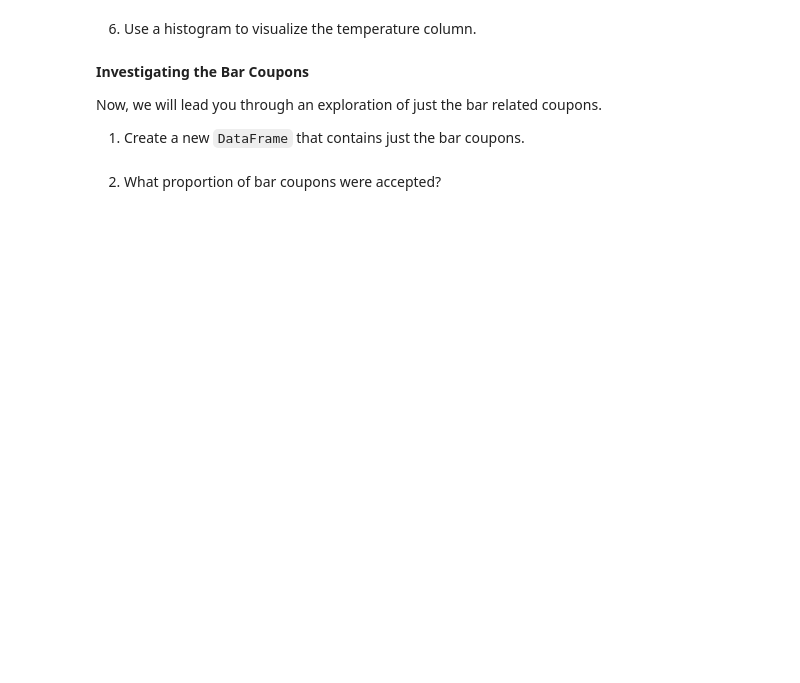
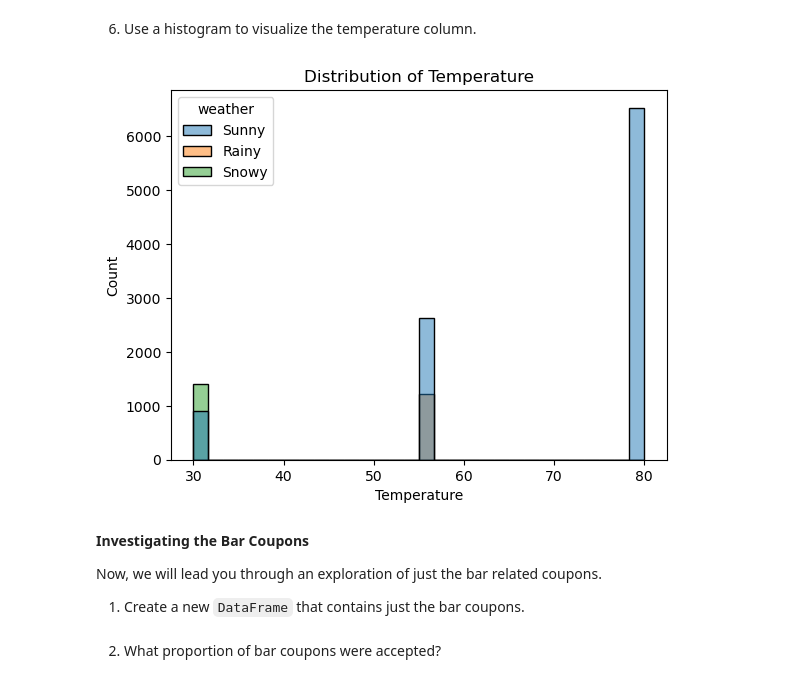
Before and after one commit to sujmishra/data-science-berkley, a Jupyter notebook: Assignment-5.1/prompt.ipynb, the cells around one changed output. Cells and saved outputs as stored; diff of their text form; code cells hidden in the pictures; blank space fills up the shorter version.

```diff
--- a/Assignment-5.1/prompt.ipynb
+++ b/Assignment-5.1/prompt.ipynb
@@ -89,5 +151,13 @@ data.head()
 # %% [markdown]
 6. Use a histogram to visualize the temperature column.
+# %%
+sns.histplot(data=df_clean, x='temperature', bins=30, hue='weather')
+plt.title('Distribution of Temperature')
+plt.xlabel('Temperature')
+plt.ylabel('Count')
+plt.savefig('images/temperature_distribution')
+# %% [output]
+[figure, added]
 # %% [markdown]
 **Investigating the Bar Coupons**
 
```
Also changed, not shown: parts of 7 cells of this notebook, 4 other files.
